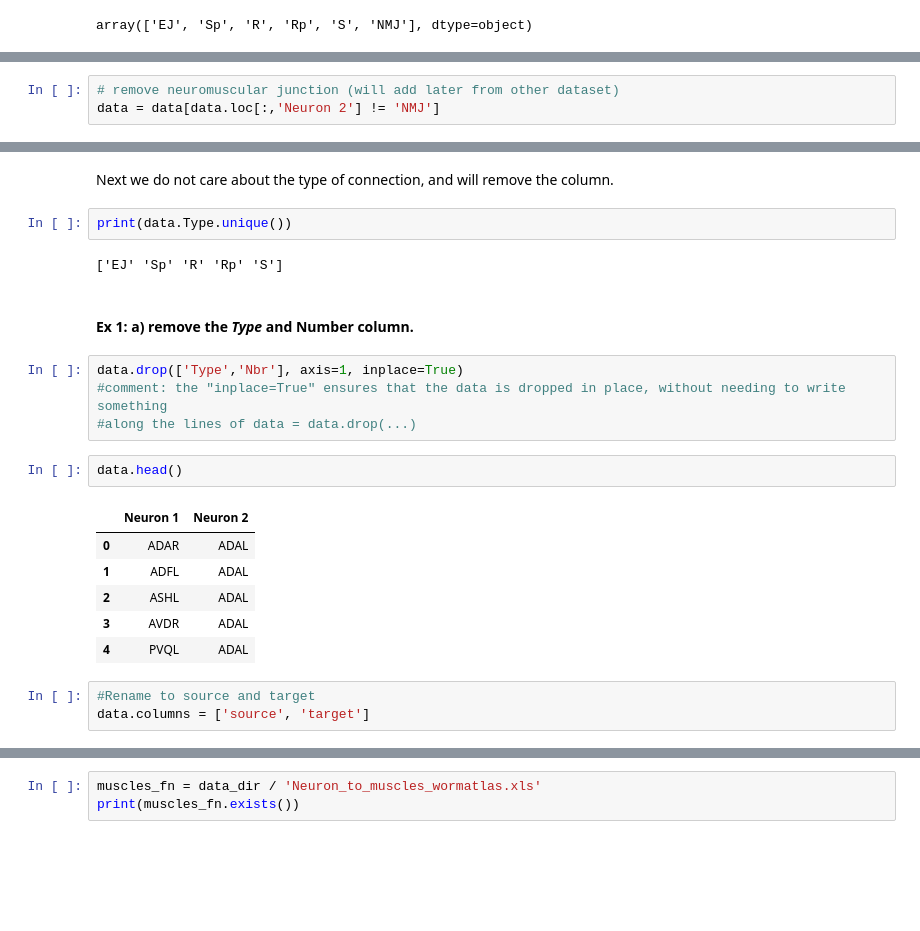
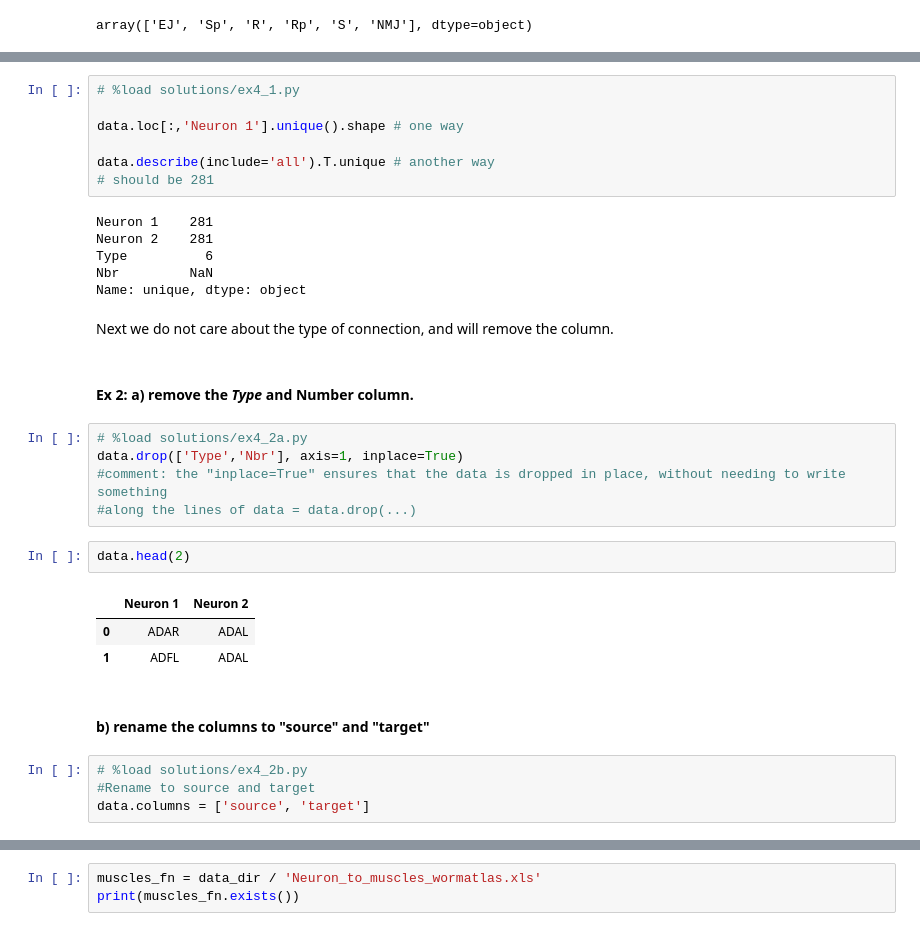
Before and after one commit to oercompbiomed/CBM101, a Jupyter notebook: D_Network_analysis/4_Connectome_C_elegans.ipynb, the cells around one changed output, grey strips where cells are left out. Cells and saved outputs as stored; diff of their text form; blank space fills up the shorter version.

```diff
--- a/D_Network_analysis/4_Connectome_C_elegans.ipynb
+++ b/D_Network_analysis/4_Connectome_C_elegans.ipynb
@@ -118,3 +73,0 @@ data[data.Type=='NMJ']
-# %%
-# remove neuromuscular junction (will add later from other dataset)
-data = data[data.loc[:,'Neuron 2'] != 'NMJ']
@@ -145,24 +82,34 @@ array(['ADAL', 'ADAR', 'ADEL', 'ADER', 'ADFL', 'ADFR', 'ADLL', 'ADLR',
+# %%
+# %load solutions/ex4_1.py
+
+data.loc[:,'Neuron 1'].unique().shape # one way
+
+data.describe(include='all').T.unique # another way
+# should be 281
+# %% [output]
+Neuron 1    281
+Neuron 2    281
+Type          6
+Nbr         NaN
+Name: unique, dtype: object
 # %% [markdown]
 Next we do not care about the type of connection, and will remove the column.
-# %%
-print(data.Type.unique())
-# %% [output]
-['EJ' 'Sp' 'R' 'Rp' 'S']
 # %% [markdown]
-#### Ex 1: a) remove the *Type* and Number column.
+#### Ex 2: a) remove the *Type* and Number column.
 # %%
+# %load solutions/ex4_2a.py
 data.drop(['Type','Nbr'], axis=1, inplace=True)
 #comment: the "inplace=True" ensures that the data is dropped in place, without needing to write something
 #along the lines of data = data.drop(...)
 # %%
-data.head()
+data.head(2)
 # %% [output]
 |  | Neuron 1 | Neuron 2 |
 | 0 | ADAR | ADAL |
 | 1 | ADFL | ADAL |
-| 2 | ASHL | ADAL |
-| 3 | AVDR | ADAL |
-| 4 | PVQL | ADAL |
+# %% [markdown]
+#### b) rename the columns to "source" and "target"
 # %%
+# %load solutions/ex4_2b.py
 #Rename to source and target
 data.columns = ['source', 'target']
```
Also changed, not shown: parts of 141 cells of this notebook.
